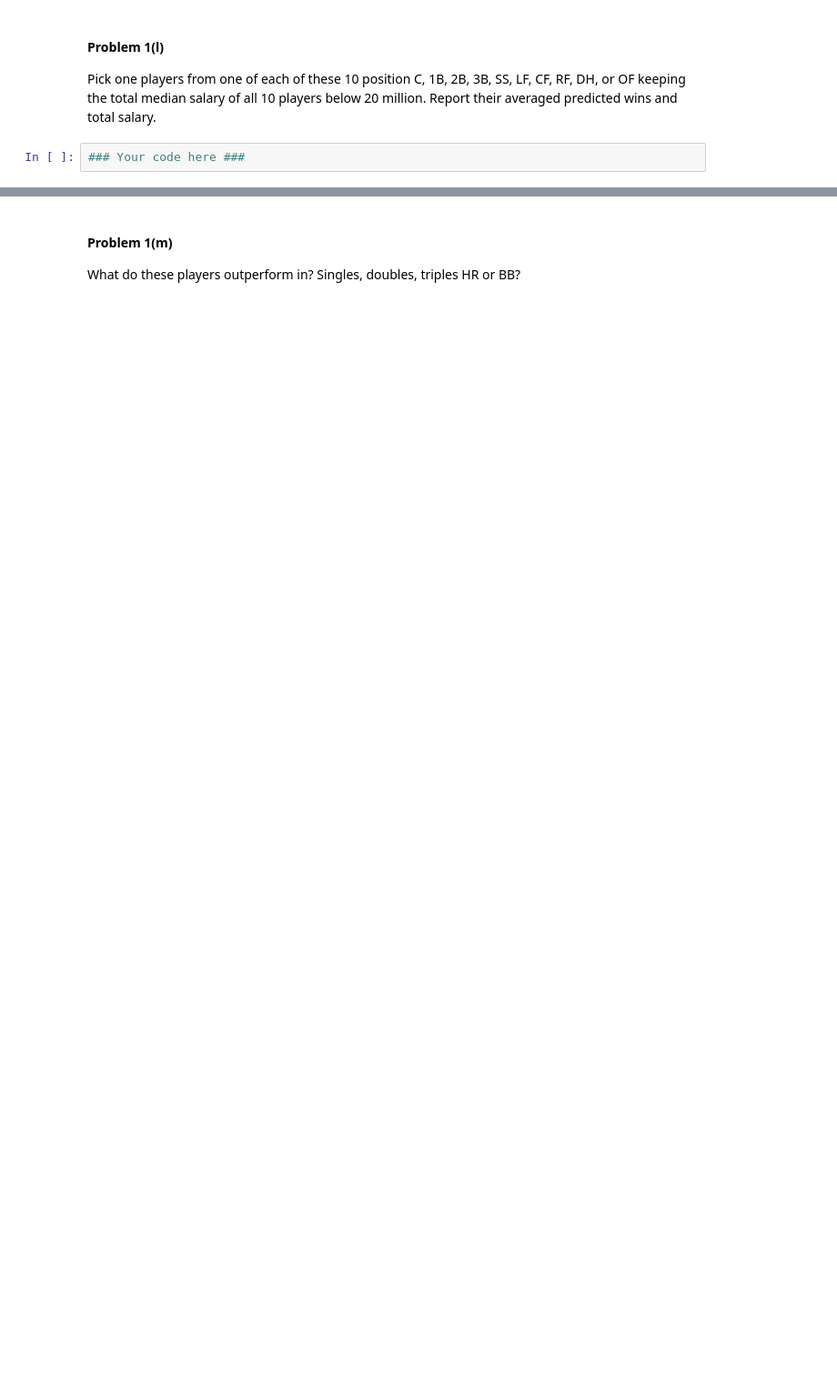
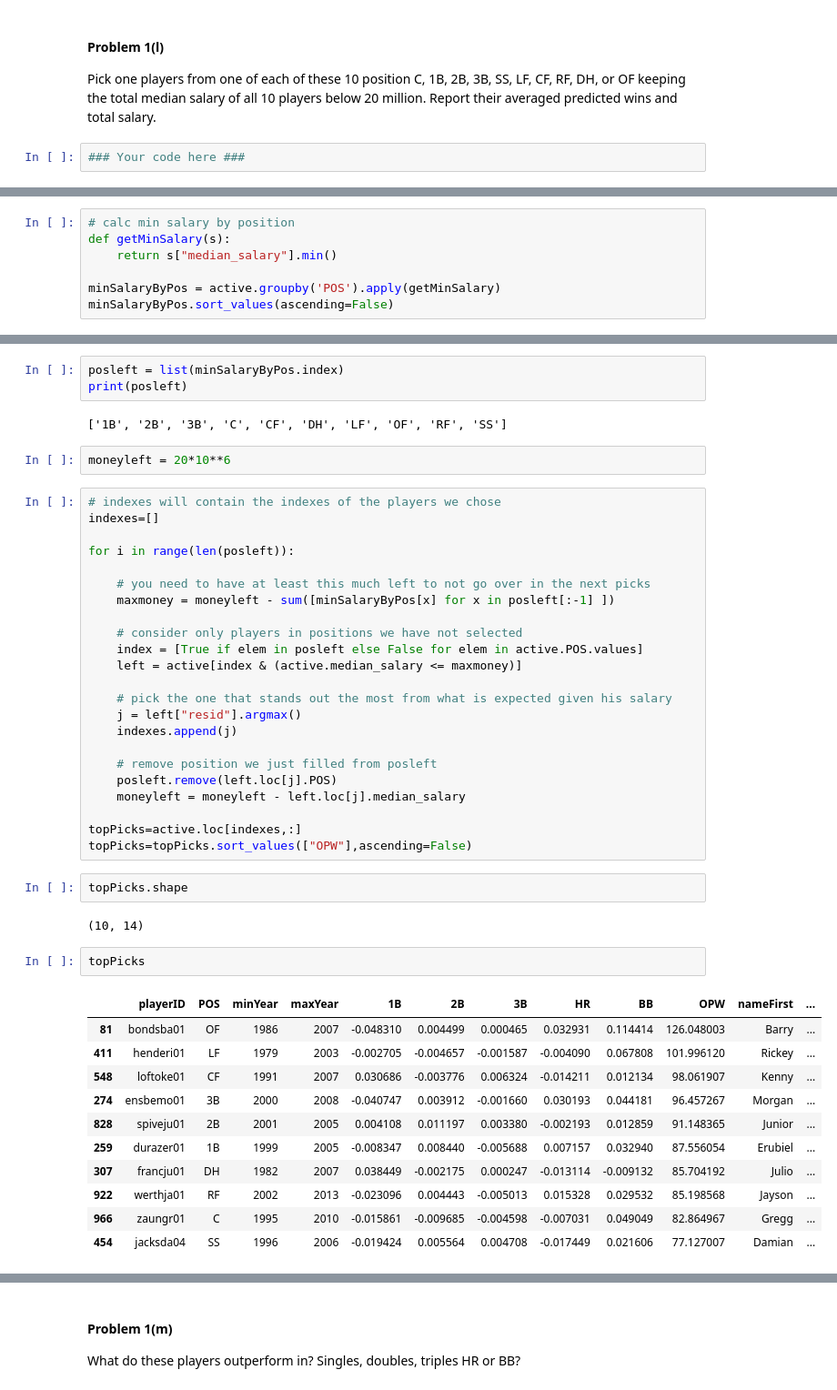
Before and after one commit to dndln/2014, a Jupyter notebook: homework/HW3_working.ipynb, the cells around one changed output, grey strips where cells are left out. Shown at 91% size. Cells and saved outputs as stored; diff of their text form; blank space fills up the shorter version.

```diff
--- a/homework/HW3_working.ipynb
+++ b/homework/HW3_working.ipynb
@@ -392,0 +501,7 @@ Pick one players from one of each of these 10 position C, 1B, 2B, 3B, SS, LF, CF
+# %%
+# calc min salary by position
+def getMinSalary(s):
+    return s["median_salary"].min()
+
+minSalaryByPos = active.groupby('POS').apply(getMinSalary)
+minSalaryByPos.sort_values(ascending=False)
@@ -392,0 +521,48 @@ Pick one players from one of each of these 10 position C, 1B, 2B, 3B, SS, LF, CF
+# %%
+posleft = list(minSalaryByPos.index)
+print(posleft)
+# %% [output]
+['1B', '2B', '3B', 'C', 'CF', 'DH', 'LF', 'OF', 'RF', 'SS']
+# %%
+moneyleft = 20*10**6
+# %%
+# indexes will contain the indexes of the players we chose
+indexes=[]
+
+for i in range(len(posleft)):
+
+    # you need to have at least this much left to not go over in the next picks
+    maxmoney = moneyleft - sum([minSalaryByPos[x] for x in posleft[:-1] ])
+
+    # consider only players in positions we have not selected
+    index = [True if elem in posleft else False for elem in active.POS.values]
+    left = active[index & (active.median_salary <= maxmoney)]
+
+    # pick the one that stands out the most from what is expected given his salary
+    j = left["resid"].argmax()
+    indexes.append(j)
+
+    # remove position we just filled from posleft
+    posleft.remove(left.loc[j].POS)
+    moneyleft = moneyleft - left.loc[j].median_salary
+
+topPicks=active.loc[indexes,:]
+topPicks=topPicks.sort_values(["OPW"],ascending=False)
+# %%
+topPicks.shape
+# %% [output]
+(10, 14)
+# %%
+topPicks
+# %% [output]
+|  | playerID | POS | minYear | maxYear | 1B | 2B | 3B | HR | BB | OPW | nameFirst | ... |
+| 81 | bondsba01 | OF | 1986 | 2007 | -0.048310 | 0.004499 | 0.000465 | 0.032931 | 0.114414 | 126.048003 | Barry | ... |
+| 411 | henderi01 | LF | 1979 | 2003 | -0.002705 | -0.004657 | -0.001587 | -0.004090 | 0.067808 | 101.996120 | Rickey | ... |
+| 548 | loftoke01 | CF | 1991 | 2007 | 0.030686 | -0.003776 | 0.006324 | -0.014211 | 0.012134 | 98.061907 | Kenny | ... |
+| 274 | ensbemo01 | 3B | 2000 | 2008 | -0.040747 | 0.003912 | -0.001660 | 0.030193 | 0.044181 | 96.457267 | Morgan | ... |
+| 828 | spiveju01 | 2B | 2001 | 2005 | 0.004108 | 0.011197 | 0.003380 | -0.002193 | 0.012859 | 91.148365 | Junior | ... |
+| 259 | durazer01 | 1B | 1999 | 2005 | -0.008347 | 0.008440 | -0.005688 | 0.007157 | 0.032940 | 87.556054 | Erubiel | ... |
+| 307 | francju01 | DH | 1982 | 2007 | 0.038449 | -0.002175 | 0.000247 | -0.013114 | -0.009132 | 85.704192 | Julio | ... |
+| 922 | werthja01 | RF | 2002 | 2013 | -0.023096 | 0.004443 | -0.005013 | 0.015328 | 0.029532 | 85.198568 | Jayson | ... |
+| 966 | zaungr01 | C | 1995 | 2010 | -0.015861 | -0.009685 | -0.004598 | -0.007031 | 0.049049 | 82.864967 | Gregg | ... |
+| 454 | jacksda04 | SS | 1996 | 2006 | -0.019424 | 0.005564 | 0.004708 | -0.017449 | 0.021606 | 77.127007 | Damian | ... |
```
Also changed, not shown: parts of 25 cells of this notebook.
